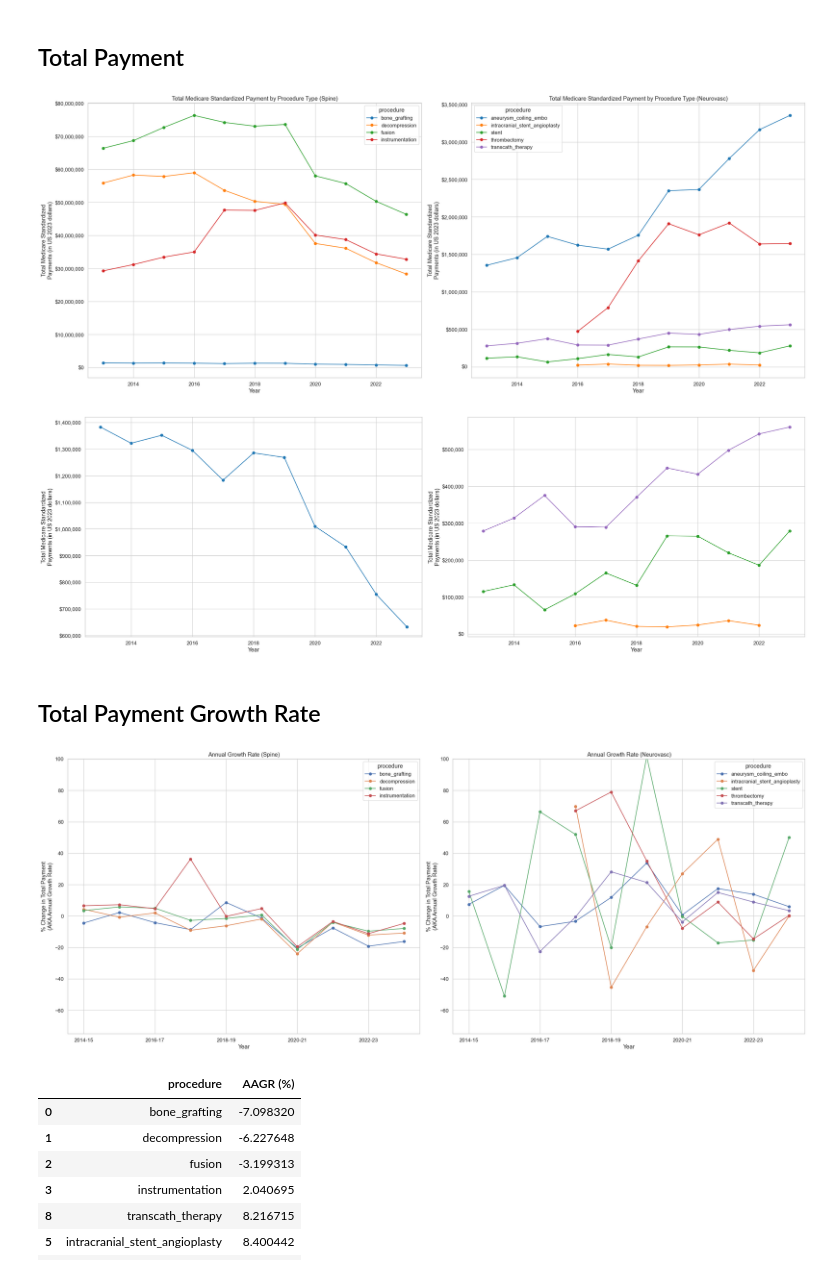
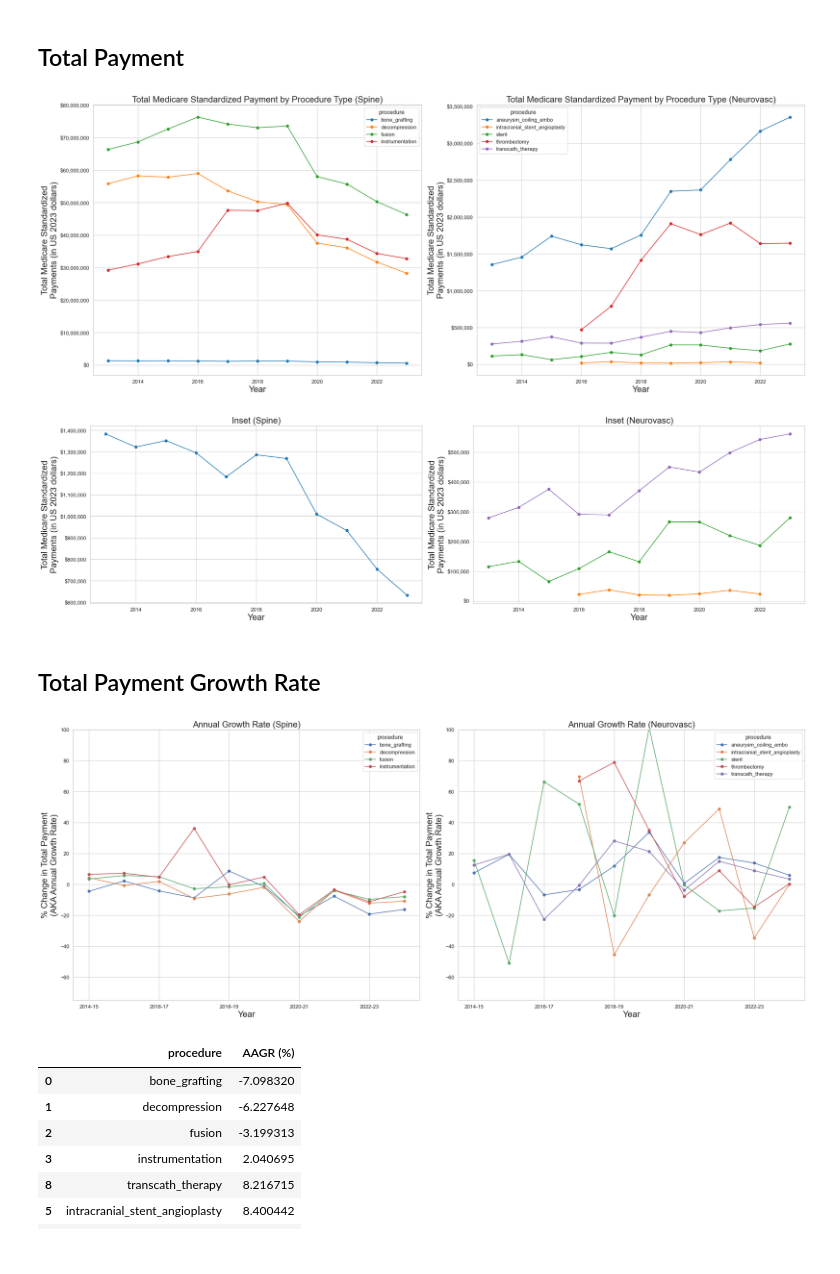
Before and after one commit to shu98/neurovasc_spine, a Jupyter notebook: analysis_final.ipynb, the cells around one changed output. Saved outputs shown, nothing was run; the diff lists cells and outputs as text; code cells hidden in the pictures.

```diff
--- a/analysis_final.ipynb
+++ b/analysis_final.ipynb
@@ -414,9 +429,9 @@ for i, specialty in enumerate([util_2023_2013_adj_spine, util_2023_2013_adj_neur
         p_num += 1
 
     axs[i].legend(title=groupby_key)
-    axs[i].set_xlabel("Year")
-    axs[i].set_ylabel("Average Medicare Standardized\nPayments (in US 2023 dollars)")
-    axs[i].set_title(f"Average Medicare Standardized Payment by Procedure Type ({specialty_name[i]})")
+    axs[i].set_xlabel("Year", fontsize=20)
+    axs[i].set_ylabel("Average Medicare Standardized\nPayments (in US 2023 dollars)", fontsize=20)
+    axs[i].set_title(f"Inset ({specialty_name[i]})", fontsize=20)
 
     axs[i].yaxis.set_major_formatter(FuncFormatter(lambda x, _: f"${x:,.0f}"))
 
@@ -460,12 +475,12 @@ for i, specialty in enumerate([util_2023_2013_adj_spine, util_2023_2013_adj_neur
         all_deltas[specialty_name[i]].append(delta)
 
     axs[i].legend(title=groupby_key)
-    axs[i].set_xlabel("Year")
+    axs[i].set_xlabel("Year", fontsize=20)
     axs[i].set_xticks([1, 3, 5, 7, 9])
-    axs[i].set_xticklabels(['2014-15', '2016-17', '2018-19', '2020-21', '2022-23']),
-    axs[i].set_ylabel("% Change in Reimbursement\n(AKA Annual Growth Rate)")
+    axs[i].set_xticklabels(['2014-15', '2016-17', '2018-19', '2020-21', '2022-23'])
+    axs[i].set_ylabel("% Change in Reimbursement\n(AKA Annual Growth Rate)", fontsize=20)
     axs[i].set_ylim([-30, 10])
-    axs[i].set_title(f"Annual Growth Rate ({specialty_name[i]})")
+    axs[i].set_title(f"Annual Growth Rate ({specialty_name[i]})", fontsize=20)
 
 plt.tight_layout()
 # %% [output]
@@ -505,12 +520,12 @@ for key, specialty in all_deltas.items():
 
     axs[i].errorbar(range(len(aagr)), aagr, yerr=yerr,  marker='o', markersize=6, linestyle='-')
 
-    axs[i].set_xlabel("Year")
+    axs[i].set_xlabel("Year", fontsize=20)
     axs[i].set_xticks([1, 3, 5, 7, 9])
     axs[i].set_xticklabels(['2014-15', '2016-17', '2018-19', '2020-21', '2022-23']),
-    axs[i].set_ylabel("Average % Change in Reimbursement")
+    axs[i].set_ylabel("Average % Change in Reimbursement", fontsize=20)
     axs[i].set_ylim([-20, 15])
-    axs[i].set_title(f"Average Annual Growth Rate Across Procedures ({specialty_name[i]})")
+    axs[i].set_title(f"Average Annual Growth Rate Across Procedures ({specialty_name[i]})", fontsize=20)
 
     i += 1
 
@@ -657,47 +672,47 @@ for i, specialty in enumerate([util_2023_2013_adj_spine, util_2023_2013_adj_neur
         p_num += 1
 
     axs[i].legend(title=groupby_key)
-    axs[i].set_xlabel("Year")
-    axs[i].set_ylabel("Total Medicare Standardized\nPayments (in US 2023 dollars)")
-    axs[i].set_title(f"Total Medicare Standardized Payment by Procedure Type ({specialty_name[i]})")
+    axs[i].set_xlabel("Year", fontsize=20)
+    axs[i].set_ylabel("Total Medicare Standardized\nPayments (in US 2023 dollars)", fontsize=20)
+    axs[i].set_title(f"Total Medicare Standardized Payment by Procedure Type ({specialty_name[i]})", fontsize=20)
 
     axs[i].yaxis.set_major_formatter(FuncFormatter(lambda x, _: f"${x:,.0f}"))
 
 plt.tight_layout()
 # %% [output]
-[figure, old version]
+[figure, new version]
 # %%
-fig, axs = plt.subplots(1, 2, figsize=(25, 8))
+fig, axs = plt.subplots(1, 2, figsize=(25, 7))
 plot_inset = [
     ['fusion_cervical', 'bone_grafting', 'decompression_cervical', 'decompression_thoracic', 'fusion_thoracic', 'fusion_multiple_regions'],
     ["intracranial_stent_angioplasty", "stent", "transcath_therapy", "intraarterial_pharm_infusion", "temp_balloon"]
 ]
 
 for i, specialty in enumerate([util_2023_2013_adj_spine, util_2023_2013_adj_neurovasc]):
     grouped = specialty.groupby(groupby_key)
     p_num = 0
 
     for label, df in grouped:
         if label in plot_inset[i]:
             # Sort by year to ensure proper line plotting
             df_sorted = df.sort_values('year')
 
             x = df_sorted['year']
             y = df_sorted['Sum_Pymt_adj']
             axs[i].plot(x, y, label=label, marker='o', markersize=6, linestyle='-', color=colors[p_num])
 
         p_num += 1
 
     # axs[i].legend(title=groupby_key)
-    axs[i].set_xlabel("Year")
-    axs[i].set_ylabel("Total Medicare Standardized\nPayments (in US 2023 dollars)")
-    # axs[i].set_title(f"Total Medicare Standardized Payment by Procedure Type ({specialty_name[i]})")
+    axs[i].set_xlabel("Year", fontsize=20)
+    axs[i].set_ylabel("Total Medicare Standardized\nPayments (in US 2023 dollars)", fontsize=20)
+    axs[i].set_title(f"Inset ({specialty_name[i]})", fontsize=20)
 
     axs[i].yaxis.set_major_formatter(FuncFormatter(lambda x, _: f"${x:,.0f}"))
 
 plt.tight_layout()
 # %% [output]
-[figure, old version]
+[figure, new version]
 # %% [markdown]
 ## Total Payment Growth Rate
 # %%
@@ -736,16 +751,16 @@ for i, specialty in enumerate([util_2023_2013_adj_spine, util_2023_2013_adj_neur
         all_deltas[specialty_name[i]].append(delta)
 
     axs[i].legend(title=groupby_key)
-    axs[i].set_xlabel("Year")
+    axs[i].set_xlabel("Year", fontsize=20)
     axs[i].set_xticks([1, 3, 5, 7, 9])
     axs[i].set_xticklabels(['2014-15', '2016-17', '2018-19', '2020-21', '2022-23']),
-    axs[i].set_ylabel("% Change in Total Payment\n(AKA Annual Growth Rate)")
+    axs[i].set_ylabel("% Change in Total Payment\n(AKA Annual Growth Rate)", fontsize=20)
     axs[i].set_ylim([-75, 100])
-    axs[i].set_title(f"Annual Growth Rate ({specialty_name[i]})")
+    axs[i].set_title(f"Annual Growth Rate ({specialty_name[i]})", fontsize=20)
 
 plt.tight_layout()
 # %% [output]
-[figure, old version]
+[figure, new version]
 # %%
 pd.DataFrame(aagr['Spine'] + aagr['Neurovasc'], columns=['procedure', 'AAGR (%)']).sort_values(by=['AAGR (%)'])
 # %% [output]
```
Also changed, not shown: parts of 34 cells of this notebook, 1 other file.
